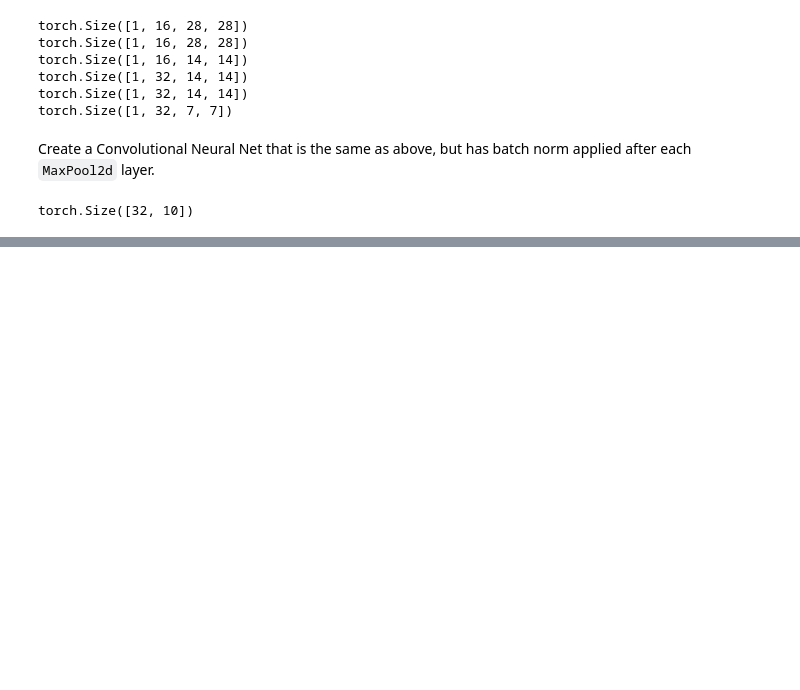
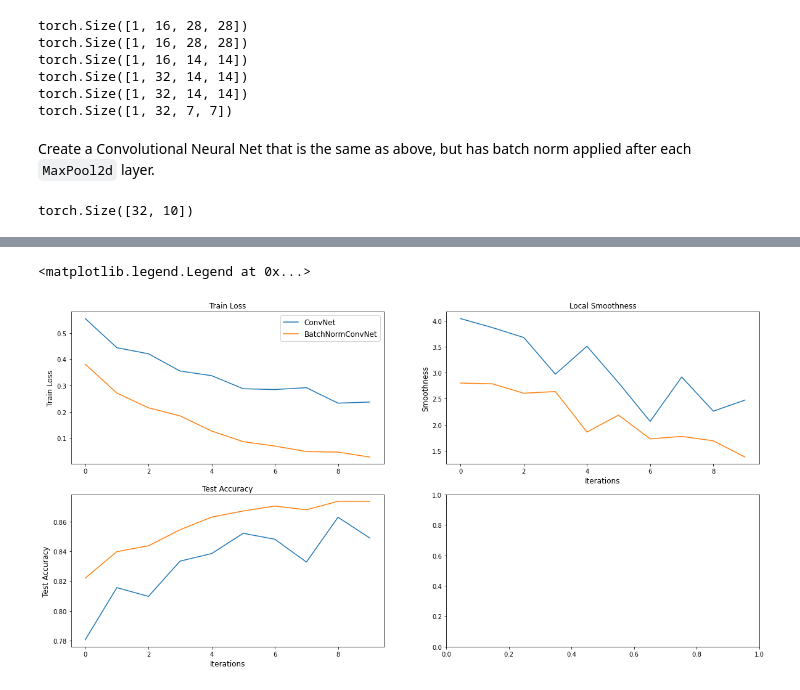
Before and after one commit to anushnap/DeepLearning, a Jupyter notebook: HW3/hw3-notebook.ipynb, the cells around one changed output, grey strips where cells are left out. Cells and saved outputs as stored; diff of their text form; code cells hidden in the pictures; blank space fills up the shorter version.

Commit message:
graphed outputs

```diff
--- a/HW3/hw3-notebook.ipynb
+++ b/HW3/hw3-notebook.ipynb
@@ -331,0 +318,25 @@ for i in range(MAX_PASSES):
+# %%
+# Get logs & smoothness
+basic_net = ConvNet()
+batch_net = BatchNormConvNet()
+
+# Parameters
+LEARNING_RATE = 0.04
+BATCH_SIZE = 32
+MAX_PASSES = 10
+
+logs = []
+smoothness = []
+for net in [basic_net, batch_net]:
+    log = []
+    smooth = []
+    for i in range(MAX_PASSES):
+        net = minibatch_sgd_one_pass(net, X_train, y_train, LEARNING_RATE, BATCH_SIZE)
+        log.append(
+            compute_logs(net, X_train, y_train, X_test, y_test, verbose=True)
+        )
+        smooth.append(
+            compute_local_smoothness(net, X_train, y_train, LEARNING_RATE, BATCH_SIZE)
+        )
+    logs.append(np.asarray(log))
+    smoothness.append(np.asarray(smooth))
@@ -331,0 +361,23 @@ for i in range(MAX_PASSES):
+# %%
+fig, ax = plt.subplots(2, 2, figsize=(20, 10))
+
+models = ['ConvNet', 'BatchNormConvNet']
+for i, m in enumerate(models):
+    # Plot train loss and test accuracy
+    ax[0][0].plot(logs[i][:,0], label=m)
+    ax[1][0].plot(logs[i][:,-1], label=m)
+    # Plot local smoothness
+    ax[0][1].plot(smoothness[i], label=m)
+
+ax[0][0].set_ylabel('Train Loss', fontsize=12)
+ax[0][0].set_title('Train Loss', fontsize=12)
+ax[1][0].set_xlabel('Iterations', fontsize=12)
+ax[1][0].set_ylabel('Test Accuracy', fontsize=12)
+ax[1][0].set_title('Test Accuracy', fontsize=12)
+ax[0][1].set_xlabel('Iterations', fontsize=12)
+ax[0][1].set_ylabel('Smoothness', fontsize=12)
+ax[0][1].set_title('Local Smoothness', fontsize=12)
+ax[0][0].legend(fontsize=12)
+# %% [output]
+<matplotlib.legend.Legend at 0x...>
+[figure, added]
```
Also changed, not shown: parts of 11 cells of this notebook.
